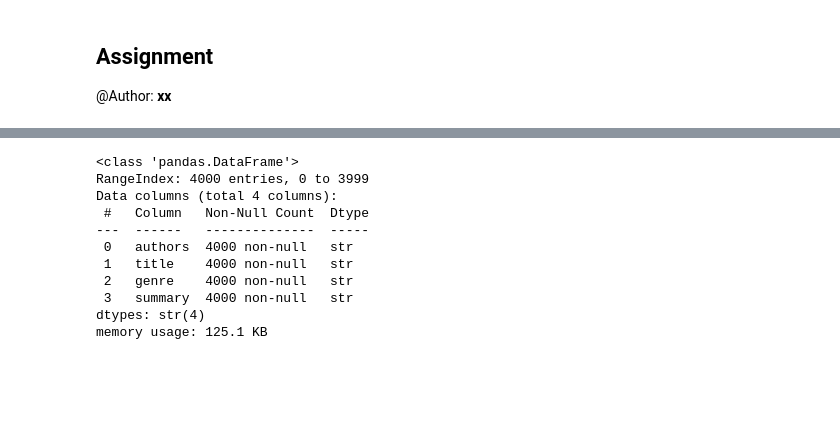
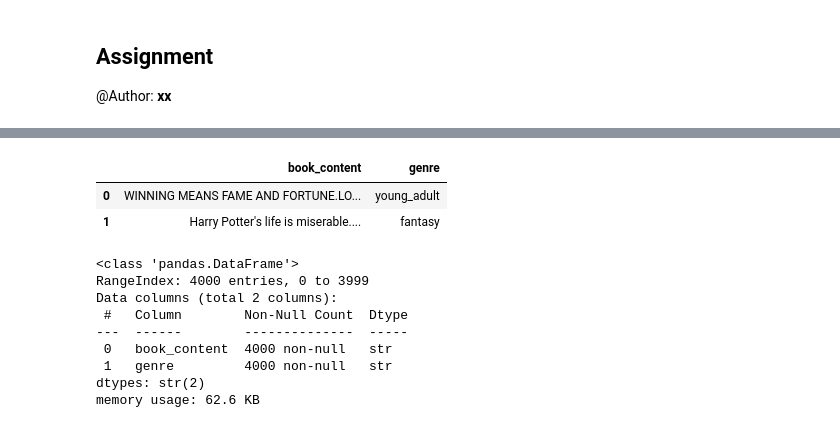
Before and after one commit to ZoeYiDing/nicole, a Jupyter notebook: assignment answer.ipynb, the cells around one changed output, grey strips where cells are left out. Saved outputs shown, nothing was run; the diff lists cells and outputs as text; code cells hidden in the pictures; blank space fills up the shorter version.

```diff
--- a/assignment answer.ipynb
+++ b/assignment answer.ipynb
@@ -4,24 +4,30 @@
 # %%
 import pandas as pd
 # Import the dataset as dataframe first.
-df = pd.read_csv("dataset.tsv", sep="\t")
-df.head(3)
+dataset = pd.read_csv("dataset.tsv", sep="\t")
+dataset.head(3)
 # %% [output]
 |  | authors | title | genre | summary |
 | 0 | Suzanne Collins | The Hunger Games (The Hunger Game... | young_adult | WINNING MEANS FAME AND FORTUNE.LO... |
 | 1 | J.K. Rowling, Mary GrandPré | Harry Potter and the Sorcerer's S... | fantasy | Harry Potter's life is miserable.... |
 | 2 | Stephenie Meyer | Twilight (Twilight, #1) | young_adult | About three things I was absolute... |
 # %%
-df.info()
+df = pd.DataFrame({'book_content': dataset.summary, 'genre':dataset.genre})
+
+df.head(2)
 # %% [output]
-<class 'pandas.DataFrame'>
-RangeIndex: 4000 entries, 0 to 3999
-Data columns (total 4 columns):
- #   Column   Non-Null Count  Dtype
----  ------   --------------  -----
- 0   authors  4000 non-null   str
- 1   title    4000 non-null   str
- 2   genre    4000 non-null   str
- 3   summary  4000 non-null   str
-dtypes: str(4)
-memory usage: 125.1 KB
+|  | book_content | genre |
+| 0 | WINNING MEANS FAME AND FORTUNE.LO... | young_adult |
+| 1 | Harry Potter's life is miserable.... | fantasy |
+# %%
+df.info()
+# %% [output]
+<class 'pandas.DataFrame'>
+RangeIndex: 4000 entries, 0 to 3999
+Data columns (total 2 columns):
+ #   Column        Non-Null Count  Dtype
+---  ------        --------------  -----
+ 0   book_content  4000 non-null   str
+ 1   genre         4000 non-null   str
+dtypes: str(2)
+memory usage: 62.6 KB
```
Also changed, not shown: parts of 12 cells of this notebook.
